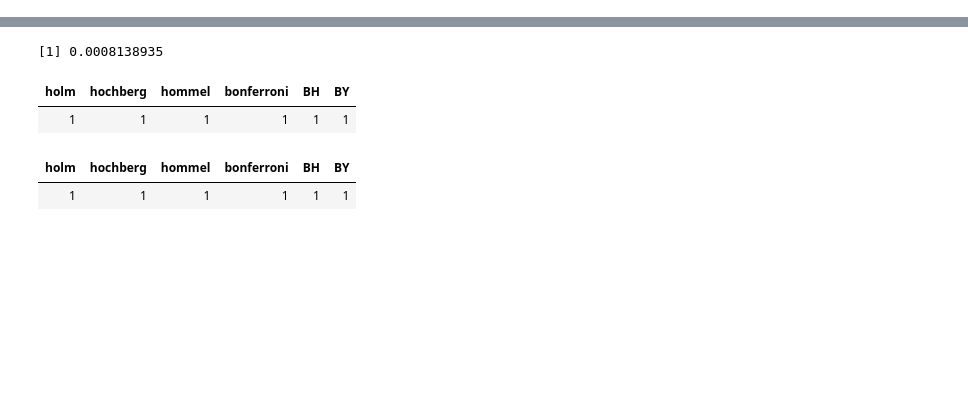
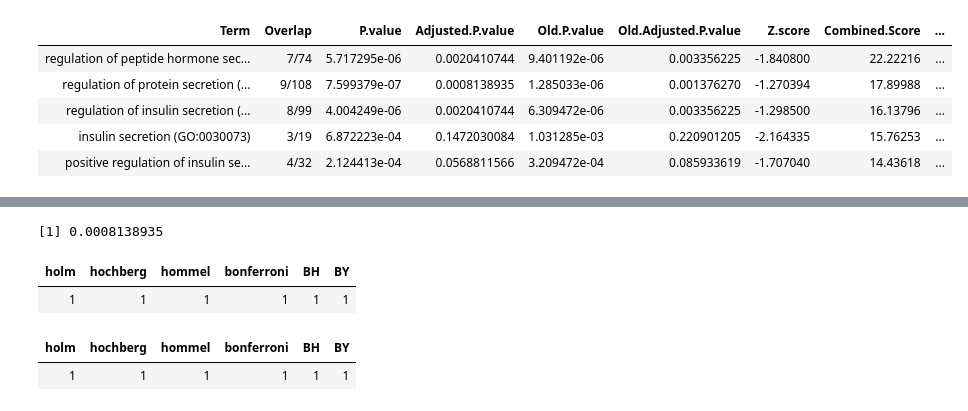
Before and after one commit to biomystery/islet_figs_motifs, a Jupyter notebook: multiple_promoter_transcript_level/Binary_GOenrich_tresholding.ipynb, the cells around one changed output, grey strips where cells are left out. Saved outputs shown, nothing was run; the diff lists cells and outputs as text; code cells hidden in the pictures; blank space fills up the shorter version.

```diff
--- a/multiple_promoter_transcript_level/Binary_GOenrich_tresholding.ipynb
+++ b/multiple_promoter_transcript_level/Binary_GOenrich_tresholding.ipynb
@@ -11,2 +11,12 @@ dbs%>% filter(grepl('KEGG_2016',libraryName) | grepl("GO_Biological_Process_2018
 # %%
 go.res <- readRDS(file = "../dat/1901/enrichr.go.res.Rdata")
+# %%
+ct<-'alpha1'
+go.res[[ct]]$GO_Biological_Process_2018%>%top_n(-5,P.value)
+# %% [output]
+| Term | Overlap | P.value | Adjusted.P.value | Old.P.value | Old.Adjusted.P.value | Z.score | Combined.Score | ... |
+| regulation of peptide hormone sec... | 7/74 | 5.717295e-06 | 0.0020410744 | 9.401192e-06 | 0.003356225 | -1.840800 | 22.22216 | ... |
+| regulation of protein secretion (... | 9/108 | 7.599379e-07 | 0.0008138935 | 1.285033e-06 | 0.001376270 | -1.270394 | 17.89988 | ... |
+| regulation of insulin secretion (... | 8/99 | 4.004249e-06 | 0.0020410744 | 6.309472e-06 | 0.003356225 | -1.298500 | 16.13796 | ... |
+| insulin secretion (GO:0030073) | 3/19 | 6.872223e-04 | 0.1472030084 | 1.031285e-03 | 0.220901205 | -2.164335 | 15.76253 | ... |
+| positive regulation of insulin se... | 4/32 | 2.124413e-04 | 0.0568811566 | 3.209472e-04 | 0.085933619 | -1.707040 | 14.43618 | ... |
```
Also changed, not shown: parts of 8 cells of this notebook, 26 other files.
